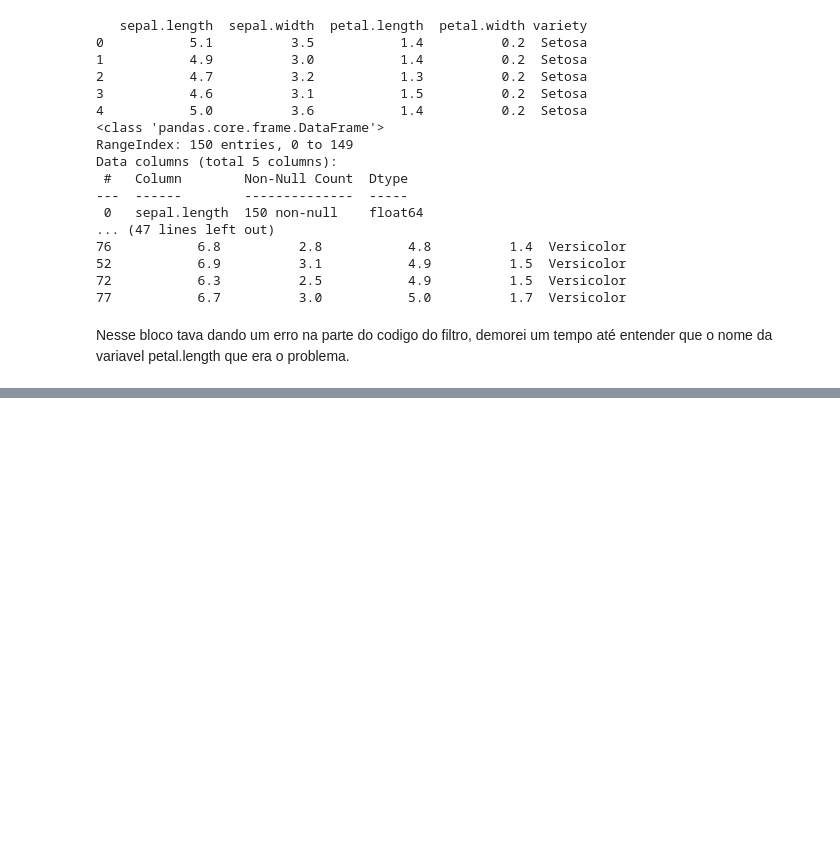
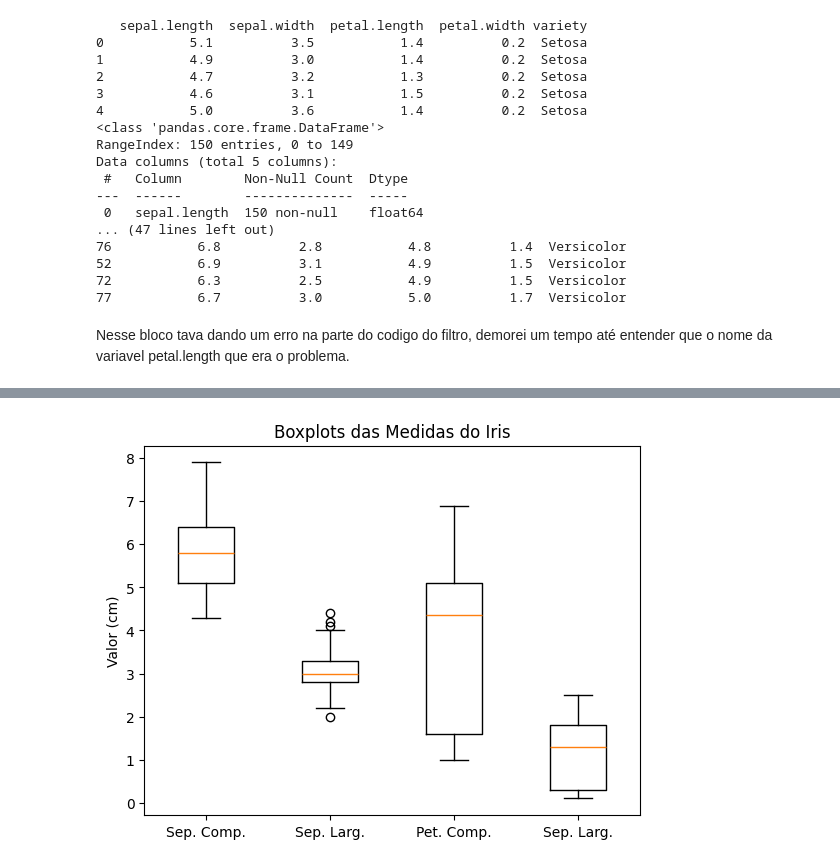
Before and after one commit to GaFlora2003/perspectiva-dados, a Jupyter notebook: Tarefa2_PCD.ipynb, the cells around one changed output, grey strips where cells are left out. Saved outputs shown, nothing was run; the diff lists cells and outputs as text; code cells hidden in the pictures; blank space fills up the shorter version.

```diff
--- a/Tarefa2_PCD.ipynb
+++ b/Tarefa2_PCD.ipynb
@@ -351,0 +393,10 @@ Nesse bloco tava dando um erro na parte do codigo do filtro, demorei um tempo at
+# %%
+colunas = ['sepal.length', 'sepal.width', 'petal.length', 'petal.width']
+dados_box = [df[col].values for col in colunas]
+
+plt.boxplot(dados_box, labels=['Sep. Comp.', 'Sep. Larg.', 'Pet. Comp.', 'Sep. Larg.'])  # erro
+plt.title('Boxplots das Medidas do Iris')
+plt.ylabel('Valor (cm)')
+plt.show()
+# %% [output]
+[figure, added]
```
Also changed, not shown: parts of 6 cells of this notebook.
